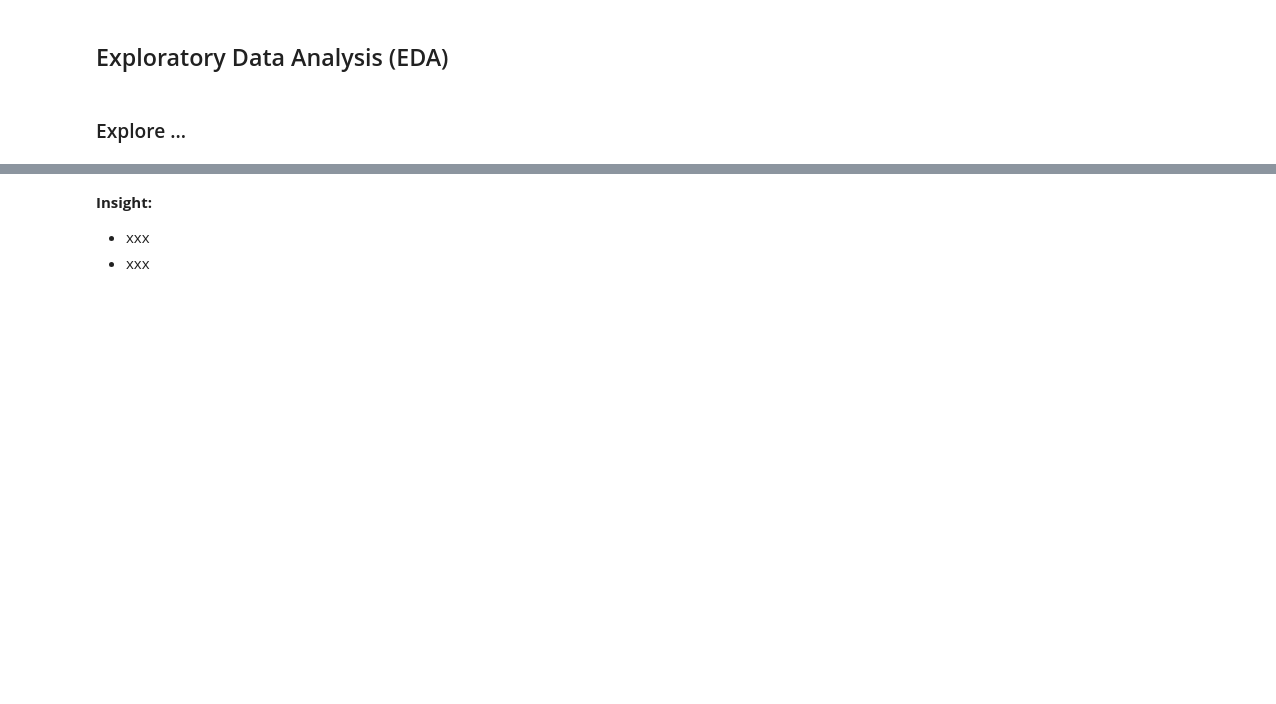
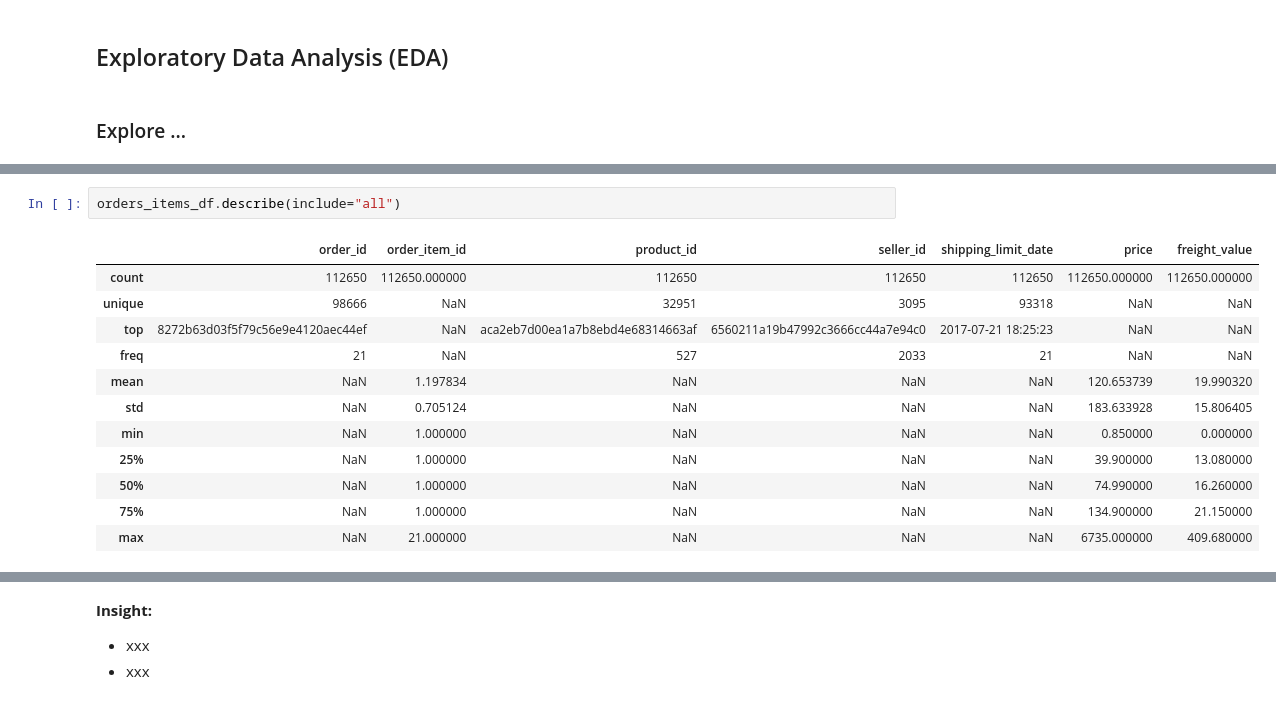
Before and after one commit to suryaadi45/Submision, a Jupyter notebook: notebook.ipynb, the cells around one changed output, grey strips where cells are left out. Cells and saved outputs as stored; diff of their text form; blank space fills up the shorter version.

```diff
--- a/notebook.ipynb
+++ b/notebook.ipynb
@@ -237,0 +302,15 @@ order_payments_df.groupby(by="payment_value").agg({
+# %%
+orders_items_df.describe(include="all")
+# %% [output]
+|  | order_id | order_item_id | product_id | seller_id | shipping_limit_date | price | freight_value |
+| count | 112650 | 112650.000000 | 112650 | 112650 | 112650 | 112650.000000 | 112650.000000 |
+| unique | 98666 | NaN | 32951 | 3095 | 93318 | NaN | NaN |
+| top | 8272b63d03f5f79c56e9e4120aec44ef | NaN | aca2eb7d00ea1a7b8ebd4e68314663af | 6560211a19b47992c3666cc44a7e94c0 | 2017-07-21 18:25:23 | NaN | NaN |
+| freq | 21 | NaN | 527 | 2033 | 21 | NaN | NaN |
+| mean | NaN | 1.197834 | NaN | NaN | NaN | 120.653739 | 19.990320 |
+| std | NaN | 0.705124 | NaN | NaN | NaN | 183.633928 | 15.806405 |
+| min | NaN | 1.000000 | NaN | NaN | NaN | 0.850000 | 0.000000 |
+| 25% | NaN | 1.000000 | NaN | NaN | NaN | 39.900000 | 13.080000 |
+| 50% | NaN | 1.000000 | NaN | NaN | NaN | 74.990000 | 16.260000 |
+| 75% | NaN | 1.000000 | NaN | NaN | NaN | 134.900000 | 21.150000 |
+| max | NaN | 21.000000 | NaN | NaN | NaN | 6735.000000 | 409.680000 |
```
Also changed, not shown: parts of 9 cells of this notebook.
